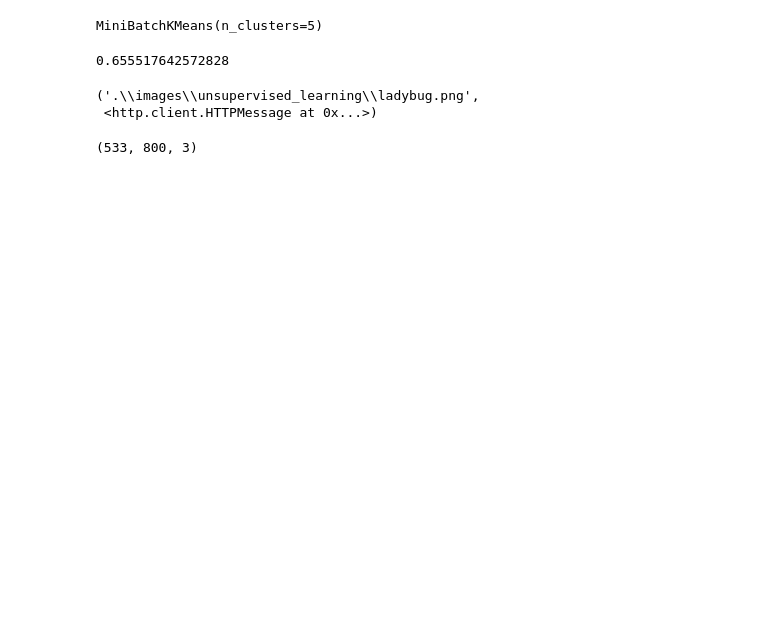
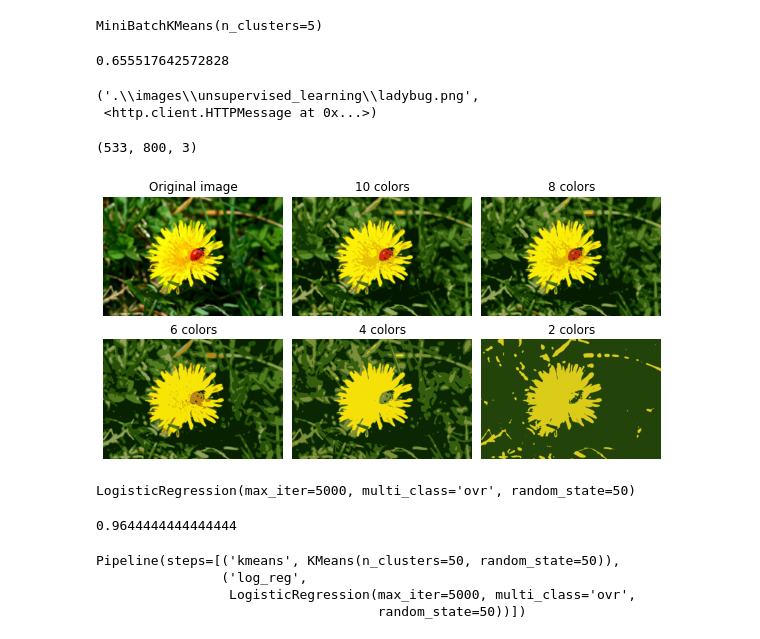
Before and after one commit to andysitu/ml, a Jupyter notebook: model-house-price/unsupervised_learning.ipynb, the cells around one changed output. Drawn from its saved outputs; the diff is of its cells as text; code cells hidden in the pictures; blank space fills up the shorter version.

```diff
--- a/model-house-price/unsupervised_learning.ipynb
+++ b/model-house-price/unsupervised_learning.ipynb
@@ -177,3 +177,35 @@ image = imread(os.path.join(".", "images", "unsupervised_learning", "ladybug.png
 image.shape
 # %% [output]
 (533, 800, 3)
+# %%
+# reshape array to get list of RGB colors
+X = image.reshape(-1, 3)
+# cluster colors using K-Means
+kmeans = KMeans(n_clusters=8).fit(X)
+segmented_img = kmeans.cluster_centers_[kmeans.labels_]
+segmented_img = segmented_img.reshape(image.shape)
+# %%
+segmented_imgs = []
+n_colors = (10, 8, 6, 4, 2)
+for n_clusters in n_colors:
+    kmeans = KMeans(n_clusters=n_clusters, random_state=50).fit(X)
+    segmented_img = kmeans.cluster_centers_[kmeans.labels_]
+    segmented_imgs.append(segmented_img.reshape(image.shape))
+# %%
+plt.figure(figsize=(10,5))
+plt.subplots_adjust(wspace=0.05, hspace=0.1)
+
+plt.subplot(231)
+plt.imshow(image)
+plt.title("Original image")
+plt.axis('off')
+
+for idx, n_clusters in enumerate(n_colors):
+    plt.subplot(232 + idx)
+    plt.imshow(segmented_imgs[idx])
+    plt.title("{} colors".format(n_clusters))
+    plt.axis('off')
+
+plt.show()
+# %% [output]
+[figure, added]
@@ -179,0 +219,26 @@ image.shape
+# %%
+# Test finding numbers using Logistic Regression
+from sklearn.linear_model import LogisticRegression
+
+log_reg = LogisticRegression(multi_class="ovr", solver="lbfgs",max_iter=5000, random_state=50)
+log_reg.fit(X_train, y_train)
+# %% [output]
+LogisticRegression(max_iter=5000, multi_class='ovr', random_state=50)
+# %%
+log_reg.score(X_test, y_test)
+# %% [output]
+0.9644444444444444
+# %%
+# K Means preprocess data into 50 clusters, then L Reg
+from sklearn.pipeline import Pipeline
+
+pipeline = Pipeline([
+    ("kmeans", KMeans(n_clusters=50, random_state=50)),
+    ("log_reg", LogisticRegression(multi_class="ovr", solver="lbfgs", max_iter=5000, random_state=50)),
+])
+pipeline.fit(X_train, y_train)
+# %% [output]
+Pipeline(steps=[('kmeans', KMeans(n_clusters=50, random_state=50)),
+                ('log_reg',
+                 LogisticRegression(max_iter=5000, multi_class='ovr',
+                                    random_state=50))])
```
Also changed, not shown: parts of 24 cells of this notebook.
